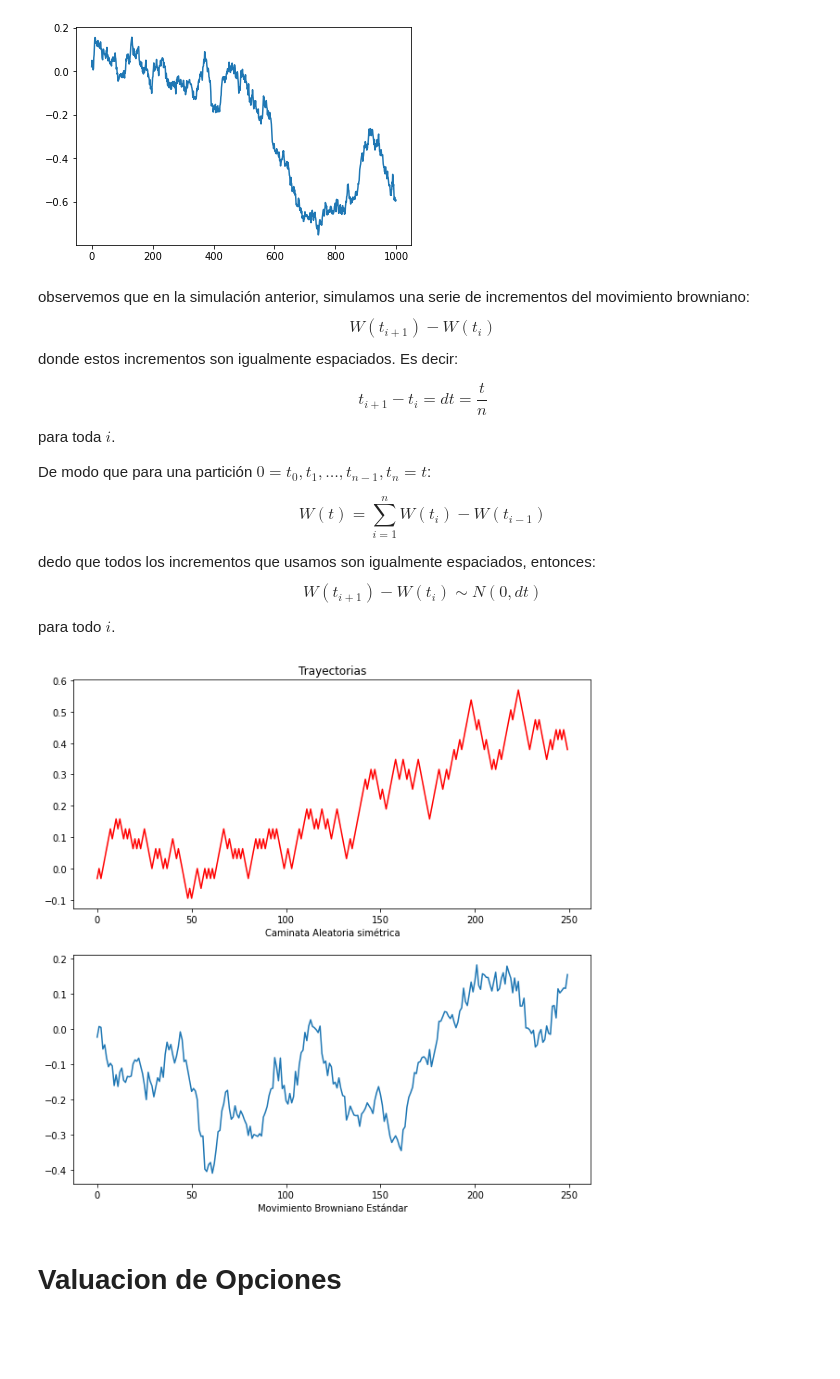
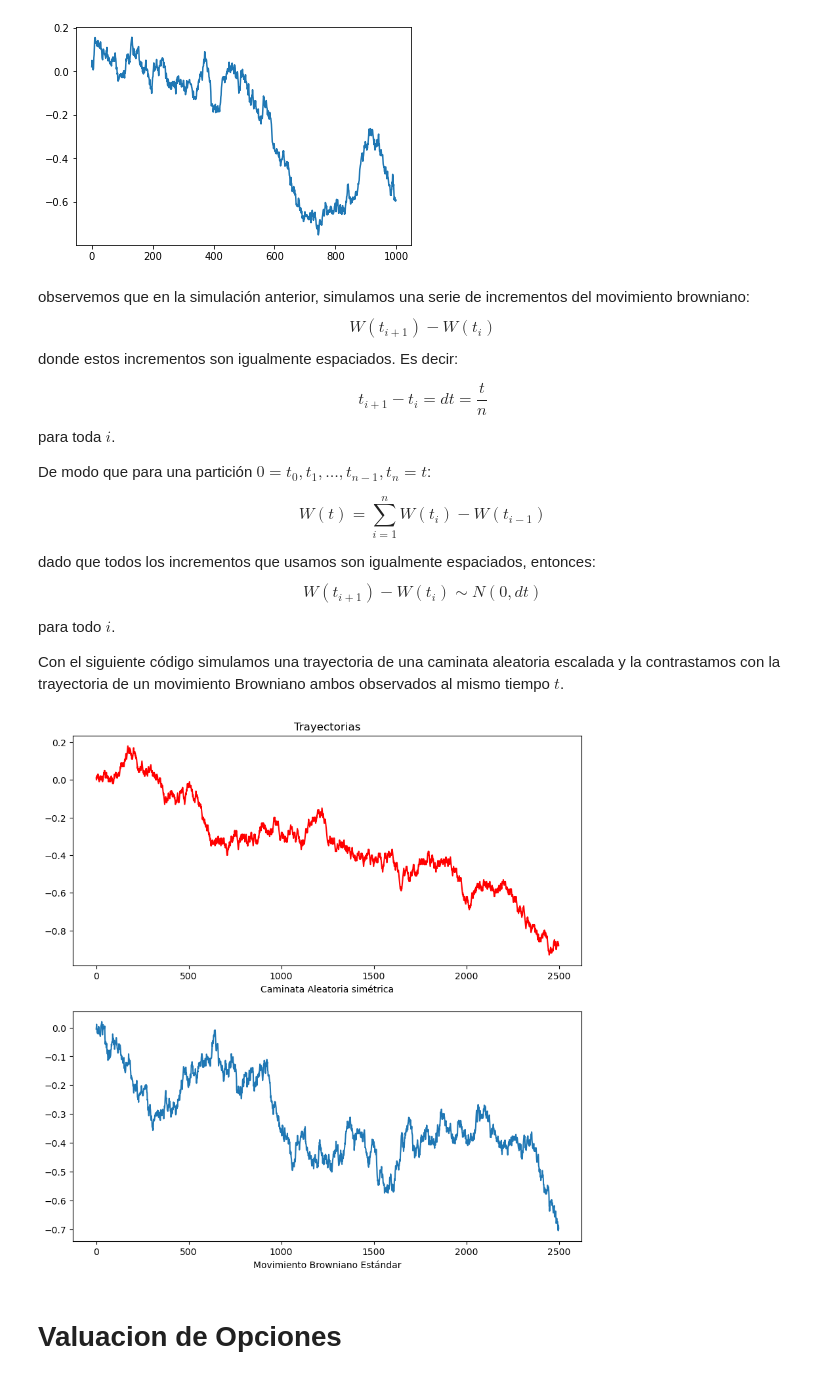
Before and after one commit to GerValle/procesos, a Jupyter notebook: notebooks/Procesos_Estocasticos.ipynb, the cells around one changed output. Drawn from its saved outputs; the diff is of its cells as text; code cells hidden in the pictures; blank space fills up the shorter version.

```diff
--- a/notebooks/Procesos_Estocasticos.ipynb
+++ b/notebooks/Procesos_Estocasticos.ipynb
@@ -574,43 +564,45 @@ $$
 W(t) = \sum_{i=1}^n W(t_i)-W(t_{i-1})
 $$
 
-dedo que todos los incrementos que usamos son igualmente espaciados, entonces:
+dado que todos los incrementos que usamos son igualmente espaciados, entonces:
 $$
 W(t_{i+1})-W(t_i) \sim N(0, dt)
 $$
 
 para todo $i$.
+
+Con el siguiente código simulamos una trayectoria de una caminata aleatoria escalada y la contrastamos con la trayectoria de un movimiento Browniano ambos observados al mismo tiempo $t$.
 # %%
 t = 0.25
-n = 1000
+n = 10000
 
 
 """ --- Caminata aleatoria --- """
 smpl = np.random.choice([1,-1],int(n*t))
 w_n = 1/np.sqrt(n)*np.cumsum(smpl)
 
 
 """ --- Movimiento Browniano --- """
 smpl = np.random.normal(0,np.sqrt(1/n), int(n*t))
 w = np.cumsum(smpl)
 
 
 
 plt.figure(figsize=(10, 10))
 
 plt.subplot(2, 1, 1)
 plt.plot(w_n, color='red')
 plt.title('Trayectorias')
 plt.xlabel('Caminata Aleatoria simétrica')
 
 plt.subplot(2, 1, 2)
 plt.plot(w)
 plt.xlabel('Movimiento Browniano Estándar')
 
 
 plt.show()
 # %% [output]
-[figure, old version]
+[figure, new version]
 # %% [markdown]
 # Valuacion de Opciones
 # %% [markdown]
```
Also changed, not shown: parts of 20 cells of this notebook, 2 other files.
